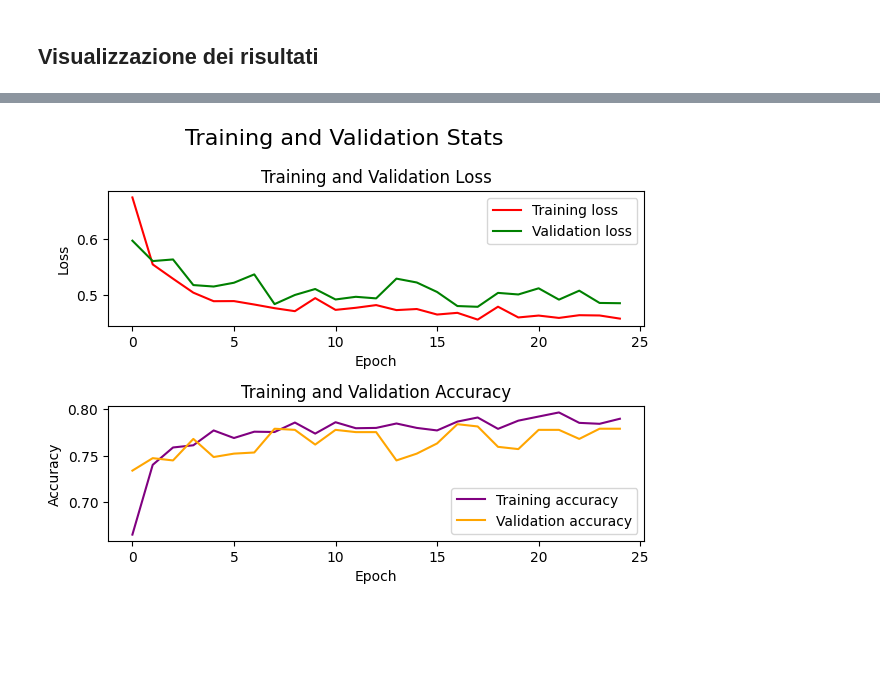
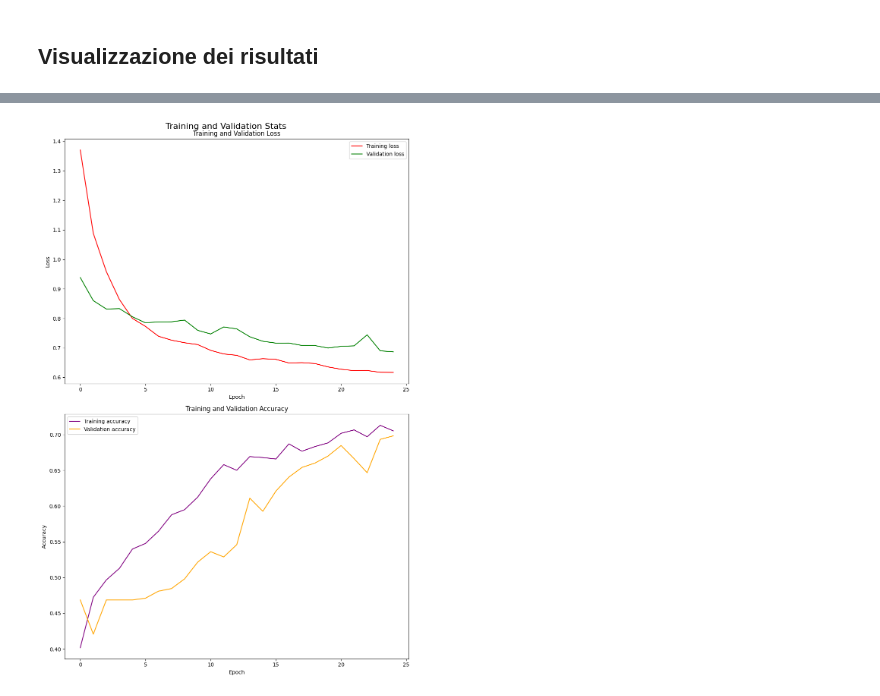
Before and after one commit to LucaPrevi0o/DeepLearning, a Jupyter notebook: Main.ipynb, the cells around one changed output, grey strips where cells are left out. Cells and saved outputs as stored; diff of their text form; code cells hidden in the pictures; blank space fills up the shorter version.

```diff
--- a/Main.ipynb
+++ b/Main.ipynb
@@ -18,7 +18,7 @@ from sklearn.preprocessing   import LabelEncoder as le
 * `num_layers`: Configurazione degli strati della rete. Aggiungendo e rimuovendo neuroni, è possibile modificare la rete.
 * `num_epochs`: Numero di epoche di training del modello (usato anche nella fase di valutazione nel test set).
 # %%
-net_layers = [ [32, 'relu'] for _ in range(3) ] + [[64, 'relu'] for _ in range(7)] + [ [32, 'relu'] ]
+net_layers = [ [32, 'relu'] for _ in range(2) ] + [[64, 'relu'] for _ in range(10)] + [ [32, 'relu'] ]
 num_epochs = 25                                  # Number of epochs
 # %% [markdown]
 # 2: Dataset
@@ -69,6 +69,8 @@ model = models.Sequential([layers.Input(shape = (X_train.shape[1],))]) # Input l
 
 for layer in net_layers: # Add hidden layers
     model.add(layers.Dense(layer[0], activation = layer[1]))
+    model.add(layers.Dropout(0.2)) # Dropout layer to prevent overfitting
+    model.add(layers.BatchNormalization()) # Batch normalization layer
 
 model.add(layers.Dense(Y_train.shape[1], activation='softmax')) # Output layer
 
@@ -137,7 +139,7 @@ print("Test set evaluation:") # this is probably not correct
 print(f"Loss:     {new_history['loss']:.4f}")
 print(f"Accuracy: {new_history['accuracy']:.4f}")
 
-fig, plots = plt.subplots(2)
+fig, plots = plt.subplots(2, 1, figsize = (10, 15)) # Create a figure with 2 subplots
 fig.suptitle('Training and Validation Stats', fontsize = 16)
 
 # Training and validation loss
@@ -156,6 +158,10 @@ plots[1].set_xlabel('Epoch')
 plots[1].set_ylabel('Accuracy')
 plots[1].legend()
 
+
+
+
+
 fig.tight_layout() # Adjust layout to prevent overlap
 plt.show()         # Show the plots
 # %% [output]
@@ -166 +172 @@ Accuracy: 0.7859
-[figure, old version]
+[figure, new version]
```
Also changed, not shown: parts of 3 cells of this notebook.
